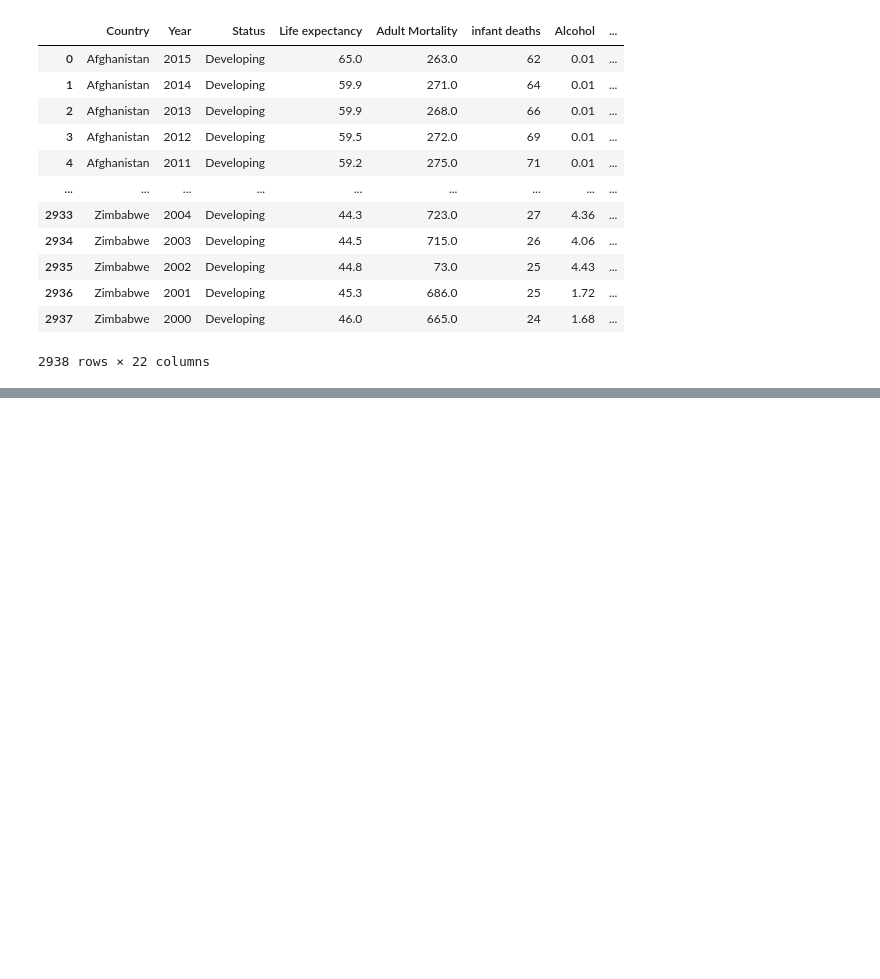
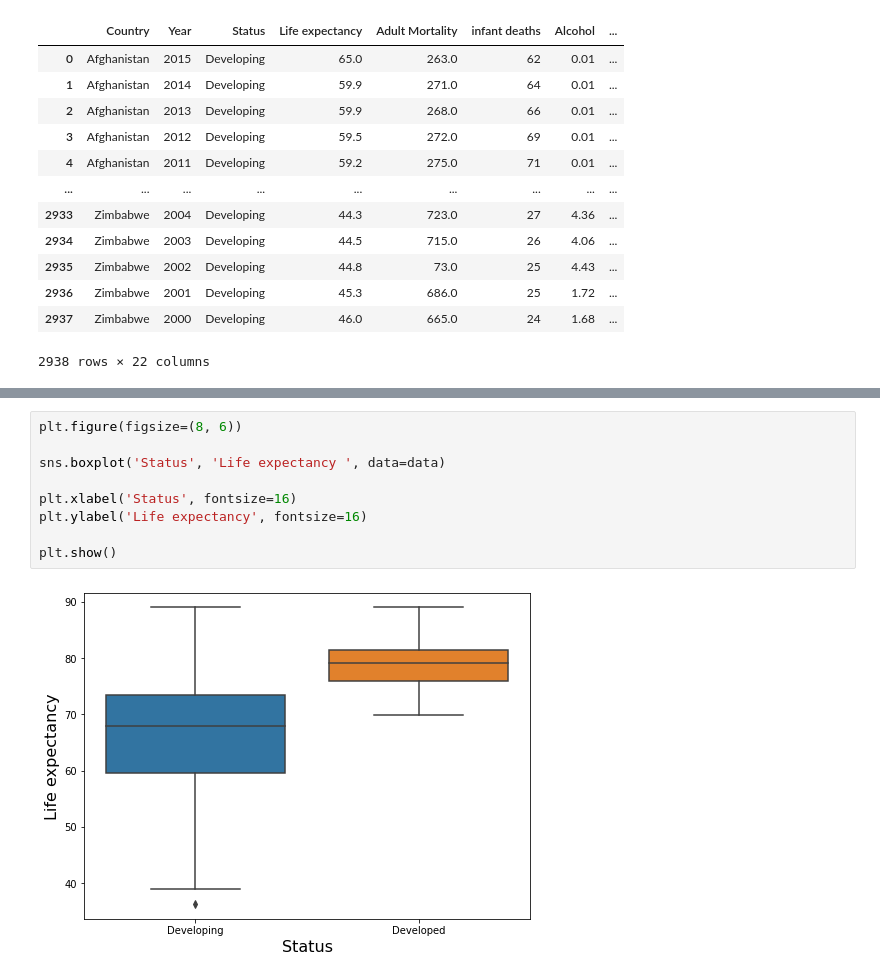
Before and after one commit to axperez/TensorFlow2.0, a Jupyter notebook: SequentialModel.ipynb, the cells around one changed output, grey strips where cells are left out. Saved outputs shown, nothing was run; the diff lists cells and outputs as text; blank space fills up the shorter version.

```diff
--- a/SequentialModel.ipynb
+++ b/SequentialModel.ipynb
@@ -43,0 +130,11 @@ data.sample(5)
+# %%
+plt.figure(figsize=(8, 6))
+
+sns.boxplot('Status', 'Life expectancy ', data=data)
+
+plt.xlabel('Status', fontsize=16)
+plt.ylabel('Life expectancy', fontsize=16)
+
+plt.show()
+# %% [output]
+[figure, added]
```
Also changed, not shown: parts of 26 cells of this notebook.
